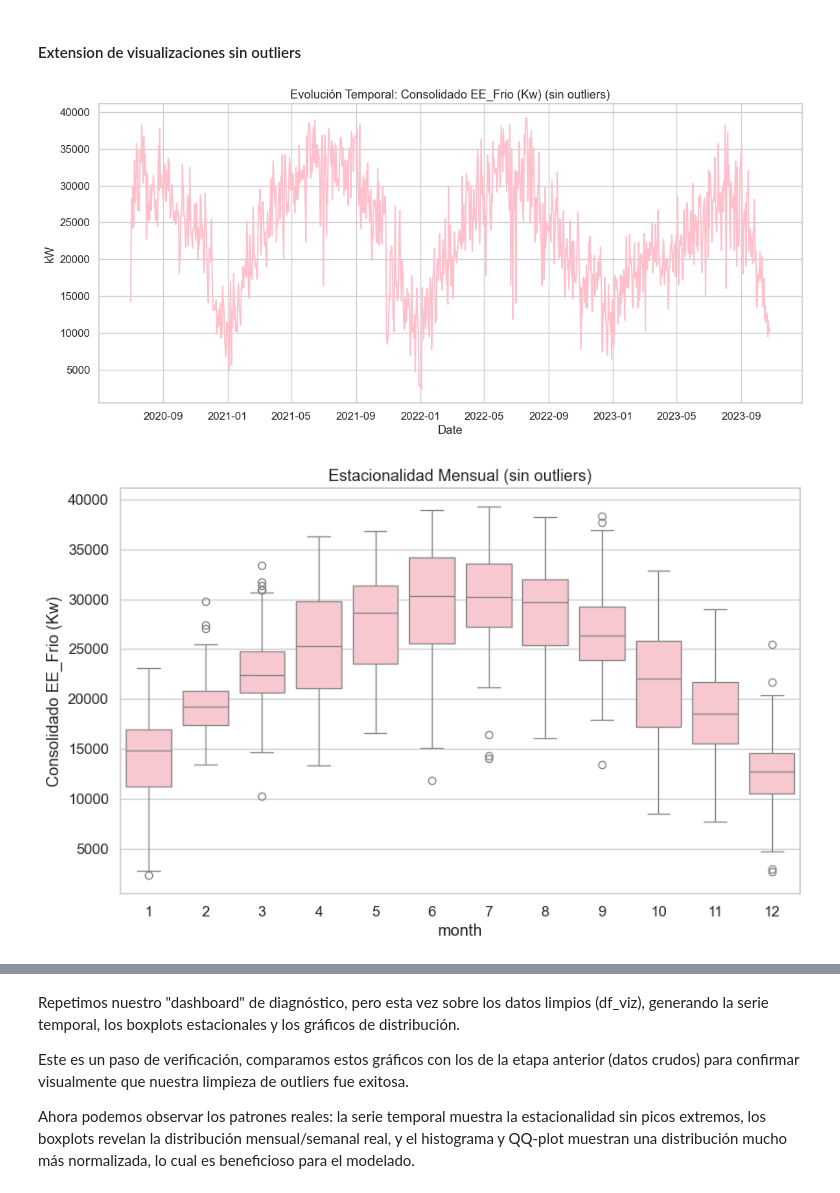
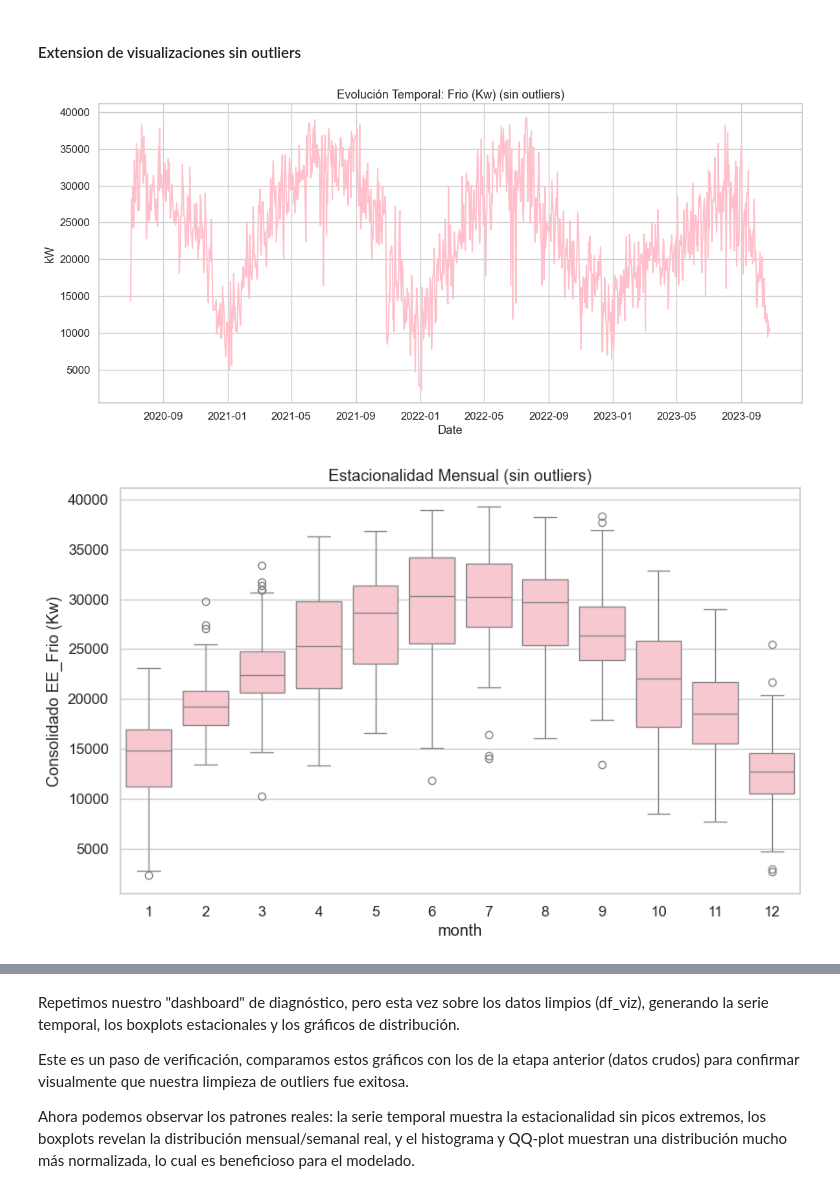
Before and after one commit to GonzaCardin/tp_final_ldd2, a Jupyter notebook: notebooks/eda_v2.ipynb, the cells around one changed output, grey strips where cells are left out. Drawn from its saved outputs; the diff is of its cells as text; code cells hidden in the pictures.

```diff
--- a/notebooks/eda_v2.ipynb
+++ b/notebooks/eda_v2.ipynb
@@ -532,34 +533,34 @@ df_viz = df_raw[df_raw[target_col] < sane_threshold].copy()
 # %%
 # 1. Serie temporal (limpia)
 plt.figure(figsize=(14, 6))
 df_viz[target_col].plot(color='pink')
-plt.title(f'Evolución Temporal: {target_col} (sin outliers)')
+plt.title(f'Evolución Temporal: Frio (Kw) (sin outliers)')
 plt.ylabel('kW')
 plt.show()
 
 # 2. Boxplot mensual
 df_viz['month'] = pd.to_datetime(df_viz.index).month
 plt.figure(figsize=(10, 6))
 sns.boxplot(x='month', y=target_col, data=df_viz, color='pink')
 plt.title('Estacionalidad Mensual (sin outliers)')
 plt.show()
 
 # 3. Boxplot semanal
 df_viz['weekday'] = pd.to_datetime(df_viz.index).dayofweek
 plt.figure(figsize=(10, 6))
 sns.boxplot(x='weekday', y=target_col, data=df_viz, color='pink')
 plt.title('Estacionalidad Semanal (sin outliers)')
 plt.show()
 
 # 4. Histograma + QQ
 fig, (ax1, ax2) = plt.subplots(1, 2, figsize=(14, 5))
 sns.histplot(df_viz[target_col], kde=True, ax=ax1, color='pink')
 ax1.set_title('Distribución Frio (kW)')
 qqplot(df_viz[target_col], line='s', ax=ax2, markerfacecolor="pink", markeredgecolor="pink")
 ax2.set_title('QQ-Plot')
 plt.show()
 # %% [output]
-[figure, old version]
+[figure, new version]
 [figure]
 [figure]
 [figure]
```
Also changed, not shown: parts of 2 cells of this notebook.
